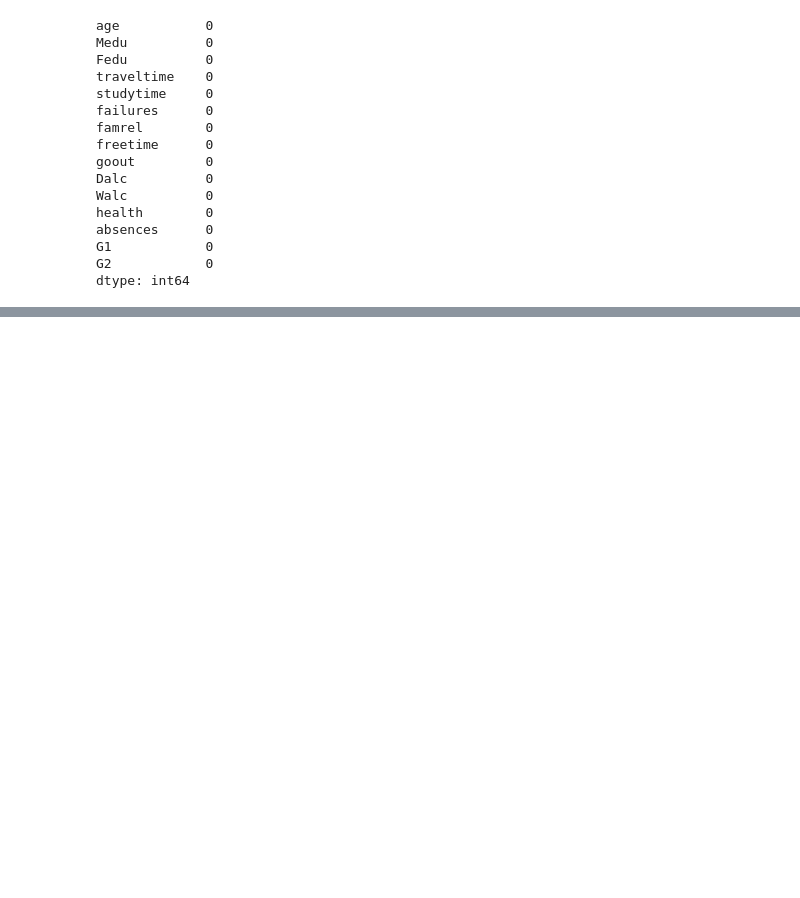
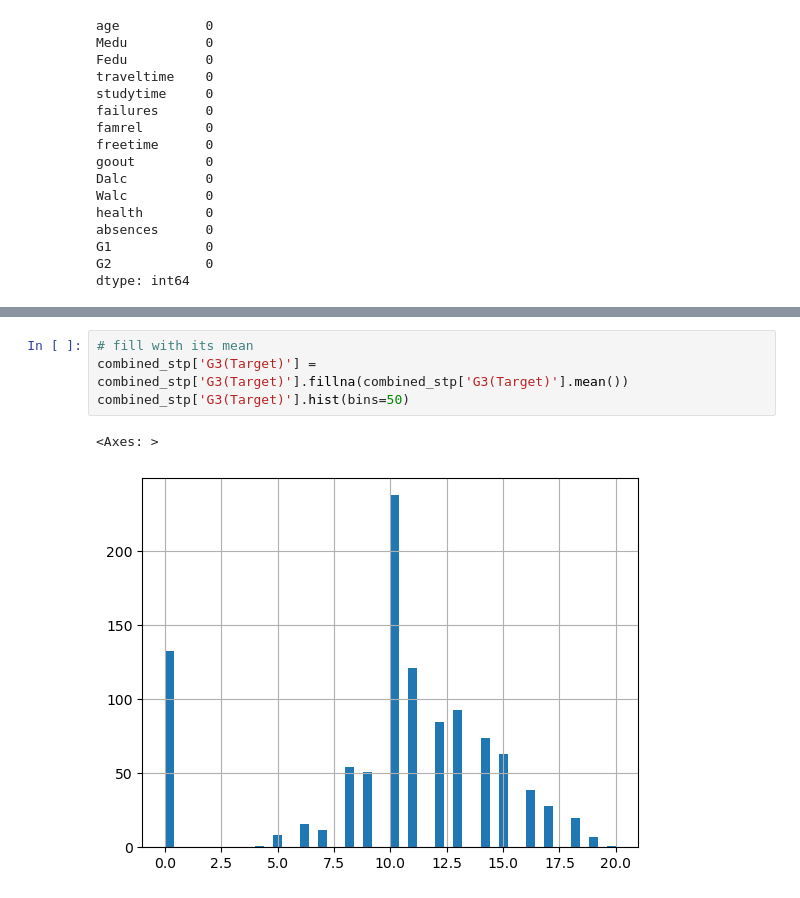
Before and after one commit to Ardavaa/week3, a Jupyter notebook: main.ipynb, the cells around one changed output, grey strips where cells are left out. Saved outputs shown, nothing was run; the diff lists cells and outputs as text; blank space fills up the shorter version.

```diff
--- a/main.ipynb
+++ b/main.ipynb
@@ -3001,0 +3120,7 @@ dtype: int64
+# %%
+# fill with its mean
+combined_stp['G3(Target)'] = combined_stp['G3(Target)'].fillna(combined_stp['G3(Target)'].mean())
+combined_stp['G3(Target)'].hist(bins=50)
+# %% [output]
+<Axes: >
+[figure, added]
```
Also changed, not shown: parts of 81 cells of this notebook, 5 other files.
